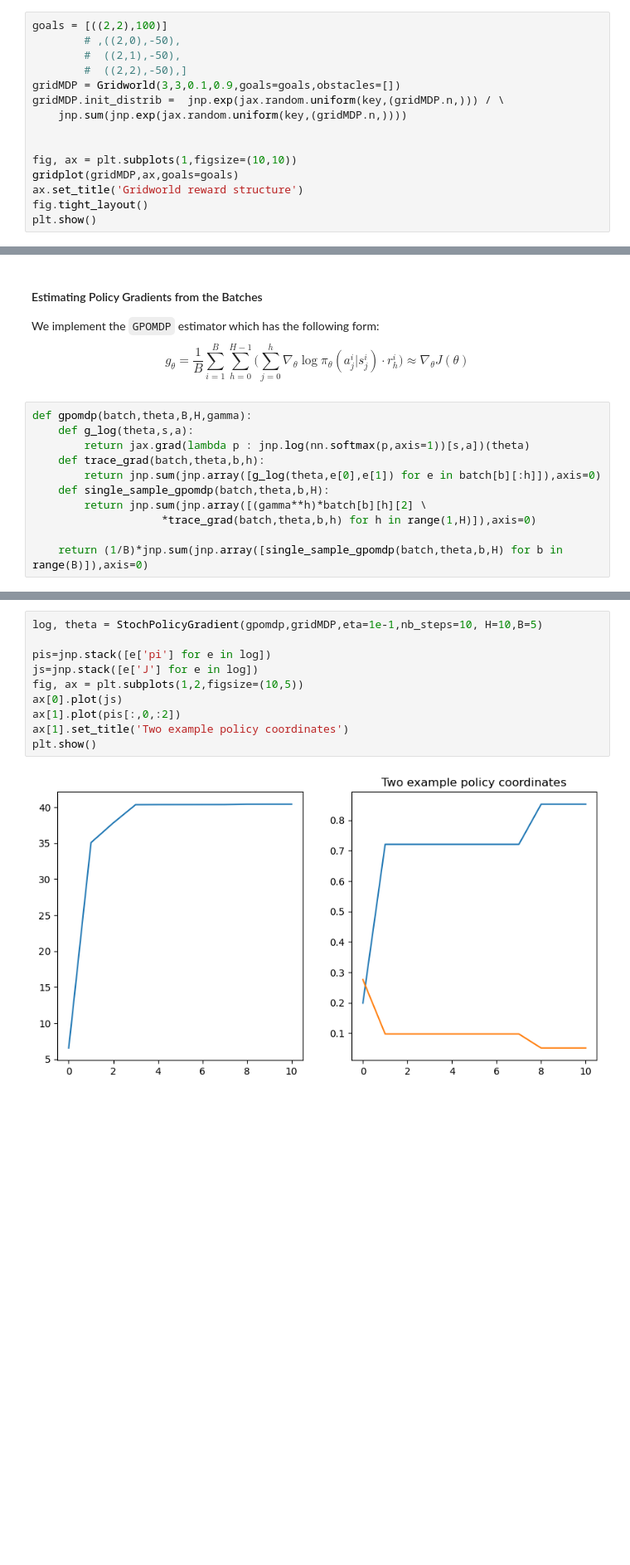
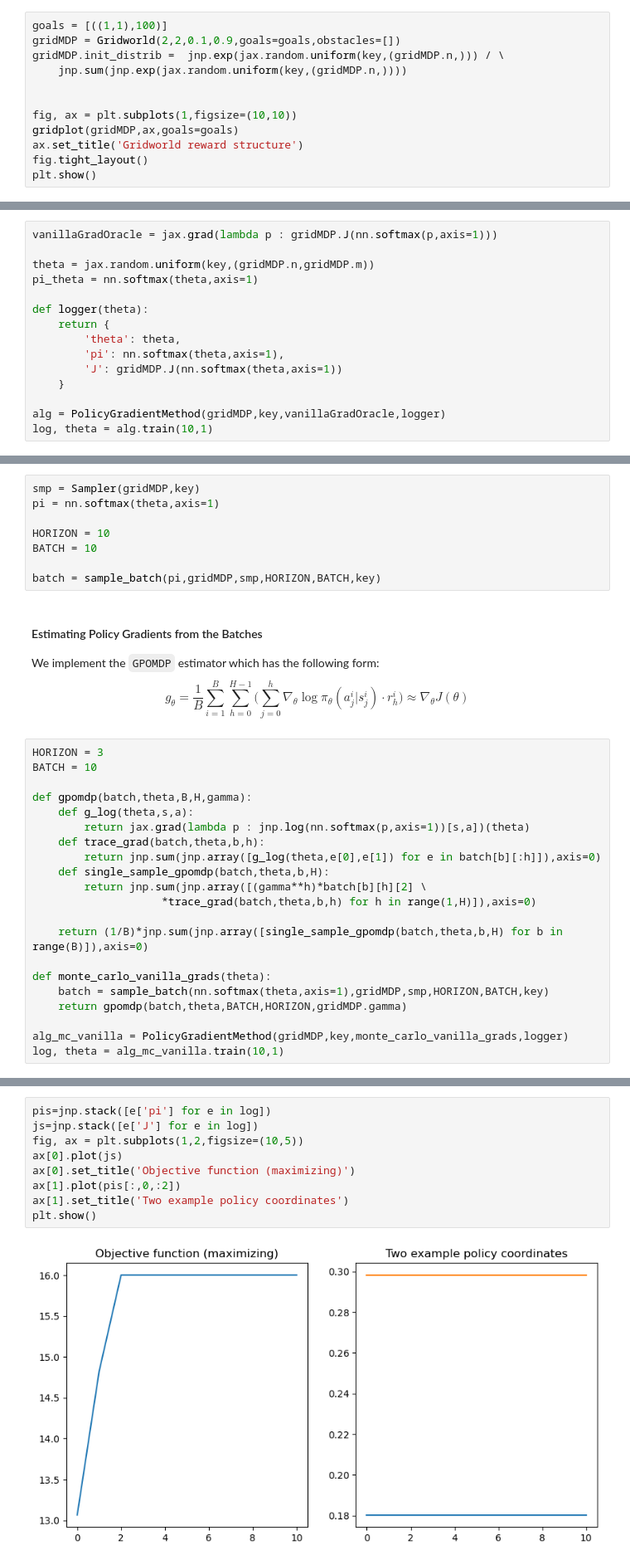
Before and after one commit to RenardDesNeiges/CIRL_Experiments, a Jupyter notebook: pg_experiments.ipynb, the cells around one changed output, grey strips where cells are left out. Shown at 83% size. Drawn from its saved outputs; the diff is of its cells as text; blank space fills up the shorter version.

```diff
--- a/pg_experiments.ipynb
+++ b/pg_experiments.ipynb
@@ -50,11 +54,8 @@ from jax.config import config; config.update("jax_enable_x64", True)
 # %% [markdown]
 #### Instanciating a Gridworld environment
 # %%
-goals = [((2,2),100)]
-        # ,((2,0),-50),
-        #  ((2,1),-50),
-        #  ((2,2),-50),]
-gridMDP = Gridworld(3,3,0.1,0.9,goals=goals,obstacles=[])
+goals = [((1,1),100)]
+gridMDP = Gridworld(2,2,0.1,0.9,goals=goals,obstacles=[])
 gridMDP.init_distrib =  jnp.exp(jax.random.uniform(key,(gridMDP.n,))) / \
     jnp.sum(jnp.exp(jax.random.uniform(key,(gridMDP.n,))))
 
@@ -105,3 +72,18 @@ log, theta = PolicyGradient(policyGrad,gridMDP)
+# %%
+vanillaGradOracle = jax.grad(lambda p : gridMDP.J(nn.softmax(p,axis=1)))
+
+theta = jax.random.uniform(key,(gridMDP.n,gridMDP.m))
+pi_theta = nn.softmax(theta,axis=1)
+
+def logger(theta):
+    return {
+        'theta': theta,
+        'pi': nn.softmax(theta,axis=1),
+        'J': gridMDP.J(nn.softmax(theta,axis=1))
+    }
+
+alg = PolicyGradientMethod(gridMDP,key,vanillaGradOracle,logger)
+log, theta = alg.train(10,1)
 # %%
 pis=jnp.stack([e['pi'] for e in log])
 js=jnp.stack([e['J'] for e in log])
@@ -247,3 +201,11 @@ batch = sample_batch(pi,gridMDP,smp,HORIZON,BATCH)
+# %%
+smp = Sampler(gridMDP,key)
+pi = nn.softmax(theta,axis=1)
+
+HORIZON = 10
+BATCH = 10
+
+batch = sample_batch(pi,gridMDP,smp,HORIZON,BATCH,key)
 # %% [markdown]
 #### Estimating Policy Gradients from the Batches
 
@@ -255,6 +217,9 @@ g_\theta =
 \approx \nabla_\theta J(\theta)
 $$
 # %%
+HORIZON = 3
+BATCH = 10
+
 def gpomdp(batch,theta,B,H,gamma):
     def g_log(theta,s,a):
         return jax.grad(lambda p : jnp.log(nn.softmax(p,axis=1))[s,a])(theta)
@@ -265,3 +230,10 @@ def gpomdp(batch,theta,B,H,gamma):
                     *trace_grad(batch,theta,b,h) for h in range(1,H)]),axis=0)
 
     return (1/B)*jnp.sum(jnp.array([single_sample_gpomdp(batch,theta,b,H) for b in range(B)]),axis=0)
+
+def monte_carlo_vanilla_grads(theta):
+    batch = sample_batch(nn.softmax(theta,axis=1),gridMDP,smp,HORIZON,BATCH,key)
+    return gpomdp(batch,theta,BATCH,HORIZON,gridMDP.gamma)
+
+alg_mc_vanilla = PolicyGradientMethod(gridMDP,key,monte_carlo_vanilla_grads,logger)
+log, theta = alg_mc_vanilla.train(10,1)
@@ -285,15 +240,14 @@ def StochPolicyGradient(grad_estimator,mdp,eta=20, nb_steps = 40, H=10,B=5):
 # %%
-log, theta = StochPolicyGradient(gpomdp,gridMDP,eta=1e-1,nb_steps=10, H=10,B=5)
-
 pis=jnp.stack([e['pi'] for e in log])
 js=jnp.stack([e['J'] for e in log])
 fig, ax = plt.subplots(1,2,figsize=(10,5))
 ax[0].plot(js)
+ax[0].set_title('Objective function (maximizing)')
 ax[1].plot(pis[:,0,:2])
 ax[1].set_title('Two example policy coordinates')
 plt.show()
 # %% [output]
-[figure, old version]
+[figure, new version]
 # %%
 fig, ax = plt.subplots(1,figsize=(10,10,))
 gridplot(gridMDP,ax,stochastic_policy=pis[-1],goals=goals)
```
Also changed, not shown: parts of 18 cells of this notebook, 2 other files.
